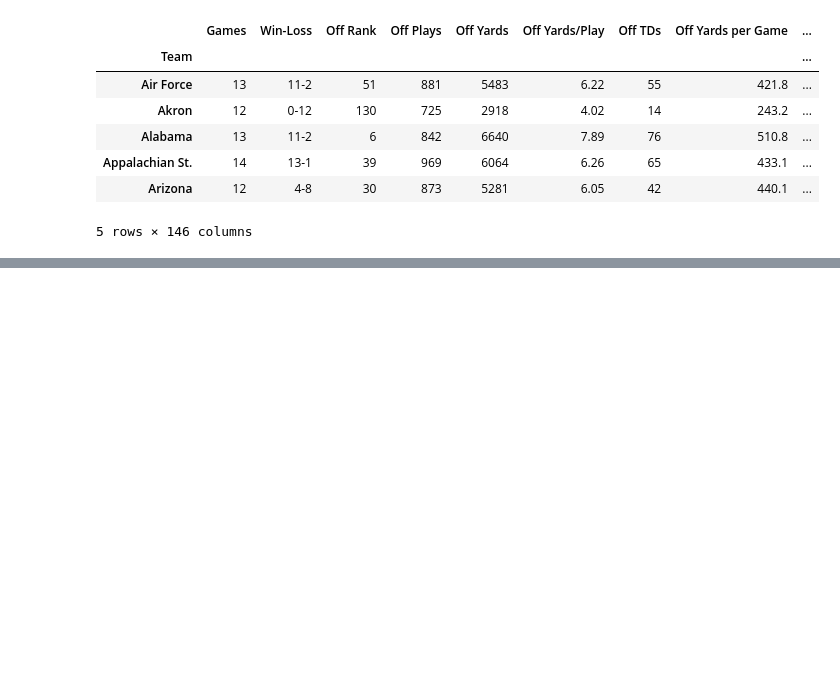
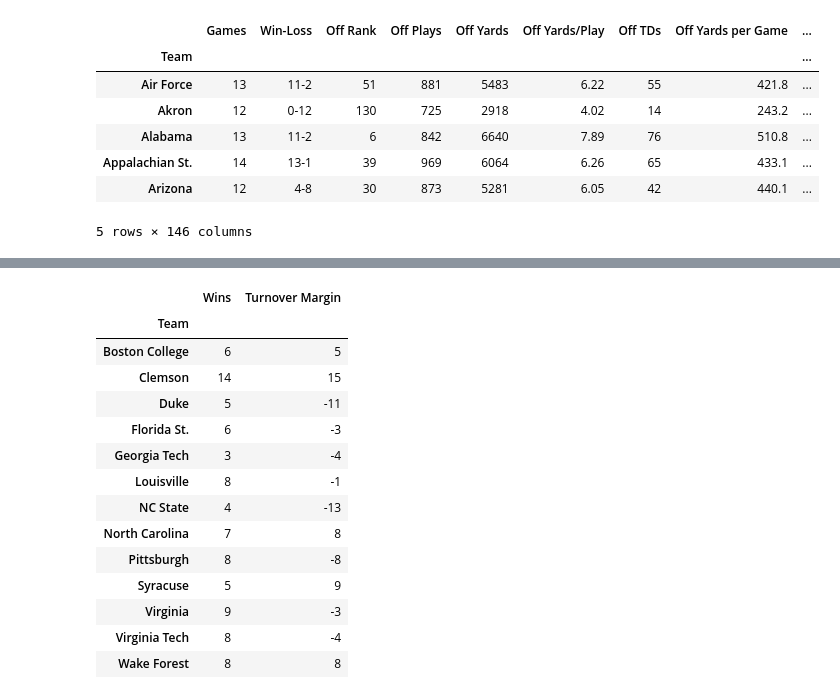
Before and after one commit to tcicoder/CFB-2019-Season, a Jupyter notebook: CFB2019.ipynb, the cells around one changed output, grey strips where cells are left out. Drawn from its saved outputs; the diff is of its cells as text; code cells hidden in the pictures; blank space fills up the shorter version.

```diff
--- a/CFB2019.ipynb
+++ b/CFB2019.ipynb
@@ -52,0 +87,25 @@ sns.lmplot('Wins', 'Turnover Margin', SEC_teams)
+# %%
+acc = data["Conference"] == "ACC"
+
+#filters dataframe based on True booleans
+ACC_teams = data[acc]
+
+#selects columns from larger frame and creates new frame
+ACC_teams = ACC_teams[['Wins','Turnover Margin']]
+ACC_teams
+# %% [output]
+|  | Wins | Turnover Margin |
+| Team |  |  |
+| Boston College | 6 | 5 |
+| Clemson | 14 | 15 |
+| Duke | 5 | -11 |
+| Florida St. | 6 | -3 |
+| Georgia Tech | 3 | -4 |
+| Louisville | 8 | -1 |
+| NC State | 4 | -13 |
+| North Carolina | 7 | 8 |
+| Pittsburgh | 8 | -8 |
+| Syracuse | 5 | 9 |
+| Virginia | 9 | -3 |
+| Virginia Tech | 8 | -4 |
+| Wake Forest | 8 | 8 |
```
Also changed, not shown: parts of 8 cells of this notebook.
